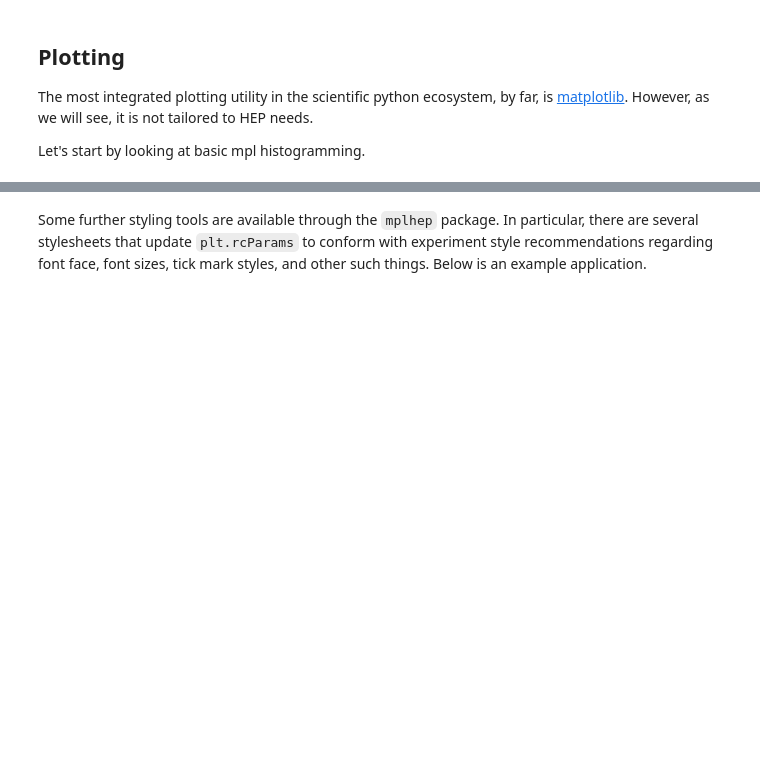
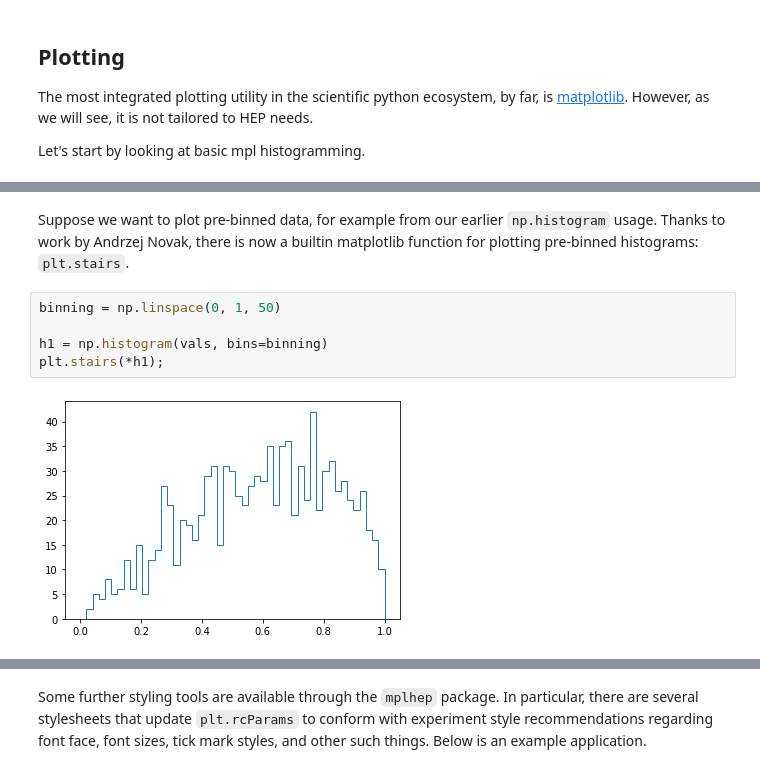
Before and after one commit to CoffeaTeam/coffea-hats, a Jupyter notebook: 01-histograms.ipynb, the cells around one changed output, grey strips where cells are left out. Cells and saved outputs as stored; diff of their text form; blank space fills up the shorter version.

```diff
--- a/01-histograms.ipynb
+++ b/01-histograms.ipynb
@@ -446,0 +238,9 @@ lumi = plt.text(1., 1., r"1 fb$^{-1}$ (?? TeV)",
+# %% [markdown]
+Suppose we want to plot pre-binned data, for example from our earlier `np.histogram` usage. Thanks to work by Andrzej Novak, there is now a builtin matplotlib function for plotting pre-binned histograms: `plt.stairs`.
+# %%
+binning = np.linspace(0, 1, 50)
+
+h1 = np.histogram(vals, bins=binning)
+plt.stairs(*h1);
+# %% [output]
+[figure, added]
```
Also changed, not shown: parts of 74 cells of this notebook, 5 other files.
